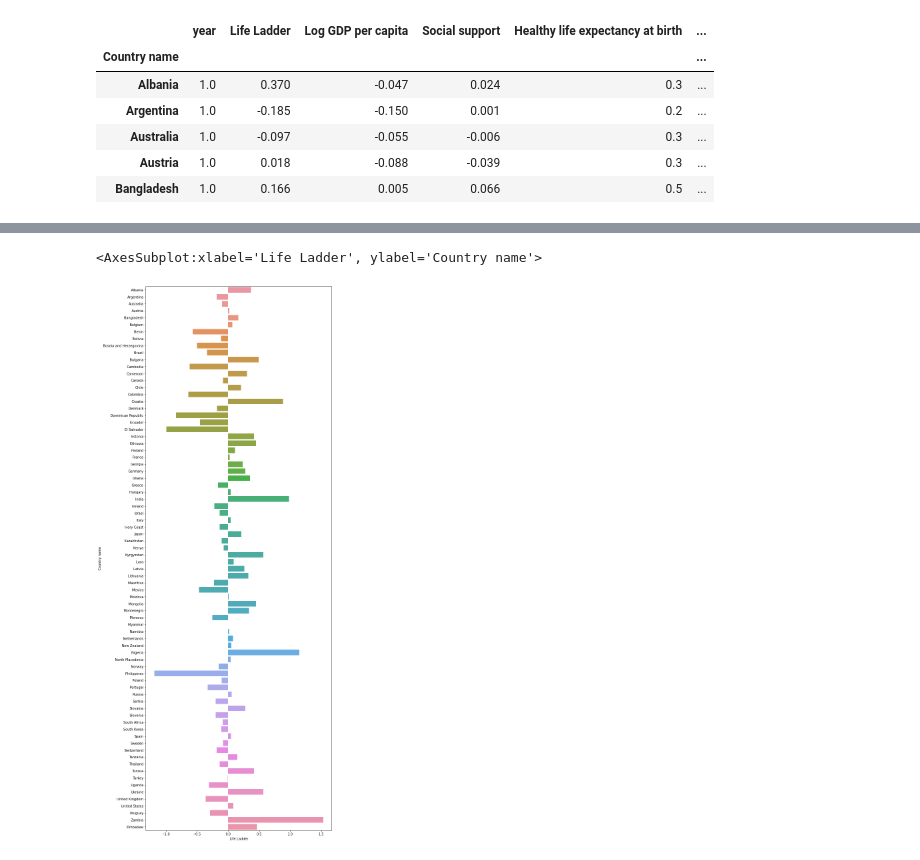
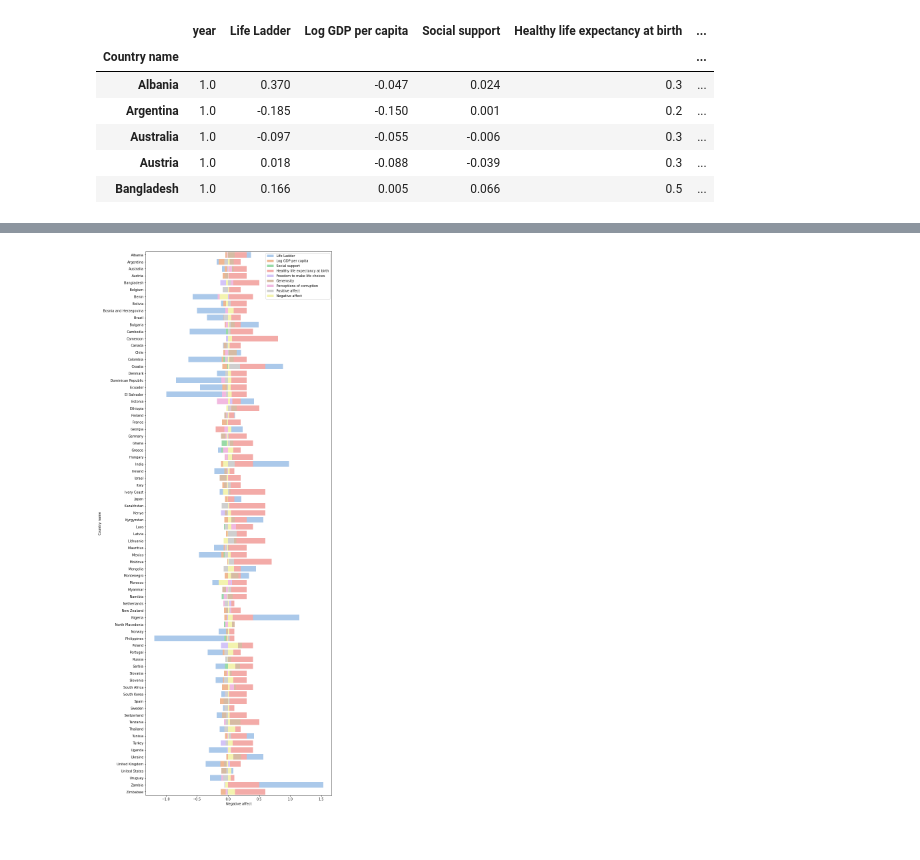
Before and after one commit to nemote95/Kaggle-playground, a Jupyter notebook: world happiness.ipynb, the cells around one changed output, grey strips where cells are left out. Cells and saved outputs as stored; diff of their text form; code cells hidden in the pictures.

Commit message:
added more wholistic visualisations to compare hapinness metrics between 2019 and 2020, worldwide and whithin each country

```diff
--- a/world happiness.ipynb
+++ b/world happiness.ipynb
@@ -10,0 +22,10 @@ import seaborn as sns
+# %%
+#comparing happiness variables in 2019 and 2020
+fig, axes = plt.subplots(3,3,figsize=(15,15))
+happiness_yearly_data = happiness_data_20. join(happiness_data_19, lsuffix = "-20", rsuffix="-19")
+for col_num,col in enumerate(happiness_data.columns[2:]): # the first column is the year
+    sns.kdeplot(data=happiness_data[happiness_data["year"]==2019][col], label="2019", shade=True, ax=axes[col_num//3,col_num%3])
+    sns.kdeplot(data=happiness_data[happiness_data["year"]==2020][col], label="2020", shade=True, ax=axes[col_num//3,col_num%3])
+    #sns.swarmplot(y=happiness_data[happiness_data["year"]>2018][col], x=happiness_data[happiness_data["year"]>2018]["year"],) # Your code here
+    plt.legend()
+plt.show()
@@ -29,9 +50,3 @@ difference.head()
 | Australia | 1.0 | -0.097 | -0.055 | -0.006 | 0.3 | ... |
 | Austria | 1.0 | 0.018 | -0.088 | -0.039 | 0.3 | ... |
 | Bangladesh | 1.0 | 0.166 | 0.005 | 0.066 | 0.5 | ... |
-# %%
-#comparing happiness variables in 2019 and 2020
-for col in happiness_data.columns[2:]: # the first column is the year
-    print(col)
-    sns.swarmplot(y=happiness_data[happiness_data["year"]>2018][col], x=happiness_data[happiness_data["year"]>2018]["year"]) # Your code here
-    plt.show()
@@ -52,7 +53,13 @@ Generosity
 # %%
 
+
 plt.figure(figsize=(10,30))
-sns.barplot(y=difference.index, x=difference["Life Ladder"]) # Your code here
+colors = sns.color_palette("pastel")
+col_no = 0
+for col in difference.columns[1:]:
+    sns.barplot(y=difference.index, x=difference[col], color=colors[col_no], label = col) # Your code here
+    col_no+=1
+plt.legend()
+plt.show()
 # %% [output]
-<AxesSubplot:xlabel='Life Ladder', ylabel='Country name'>
-[figure, old version]
+[figure, new version]
```
Also changed, not shown: parts of 7 cells of this notebook.
